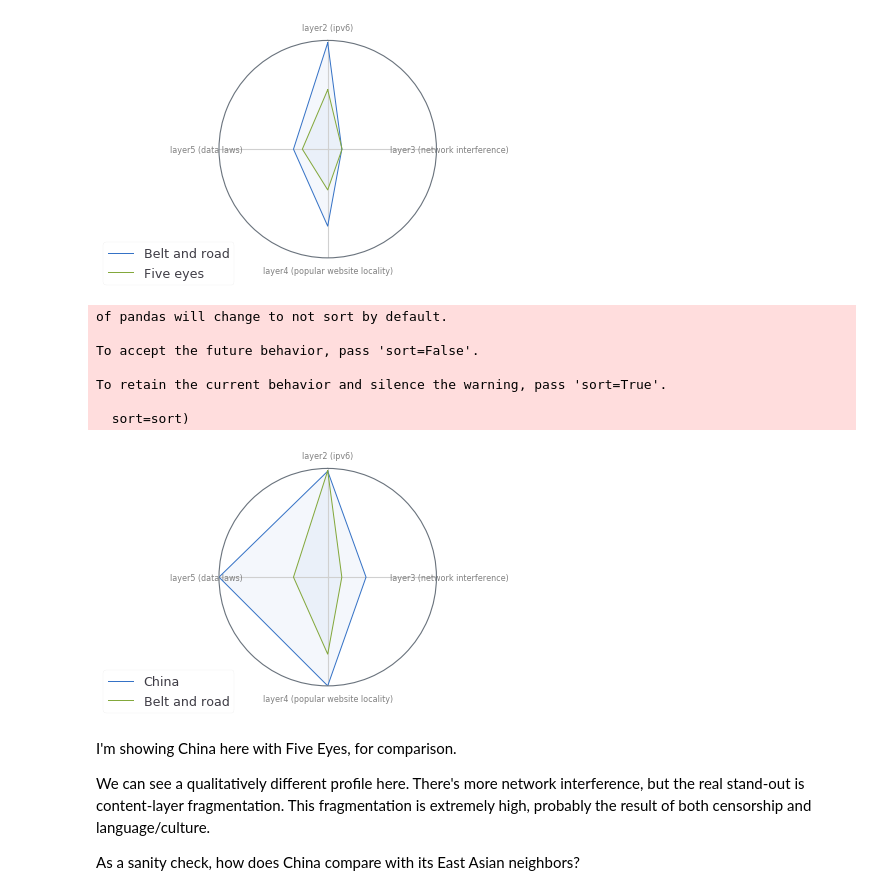
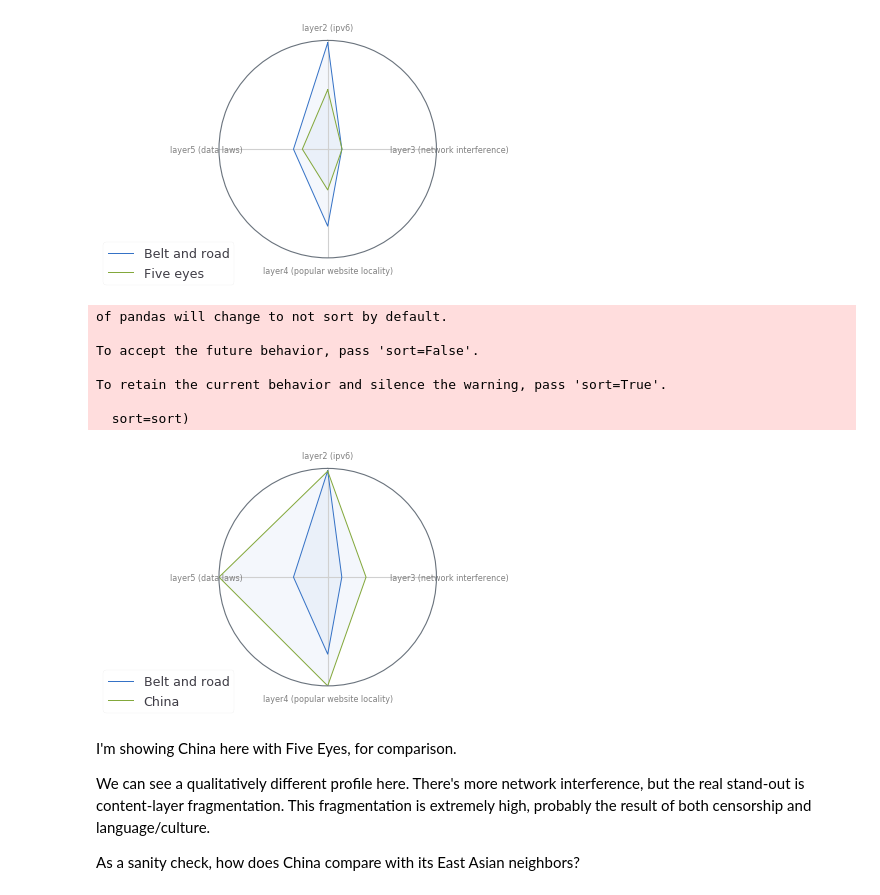
Before and after one commit to daylight-lab/III, a Jupyter notebook: analysis.ipynb, the cells around one changed output. Saved outputs shown, nothing was run; the diff lists cells and outputs as text; code cells hidden in the pictures.

Commit message:
new figures

```diff
--- a/analysis.ipynb
+++ b/analysis.ipynb
@@ -275,19 +275,19 @@ radar_plot(belt_and_road.append(five_eyes), filename='writing/figures/belt-and-r
 [figure]
 # %%
 radar_plot(
-    find_country('CN')\
-        .append(belt_and_road)
+    belt_and_road\
+    .append(find_country('CN'))
     , filename='writing/figures/china-vs-belt-and-road.png'
 )
 # %% [output]
 of pandas will change to not sort by default.
 
 To accept the future behavior, pass 'sort=False'.
 
 To retain the current behavior and silence the warning, pass 'sort=True'.
 
   sort=sort)
-[figure, old version]
+[figure, new version]
 # %% [markdown]
 I'm showing China here with Five Eyes, for comparison.
 
```
Also changed, not shown: 1 other file.
